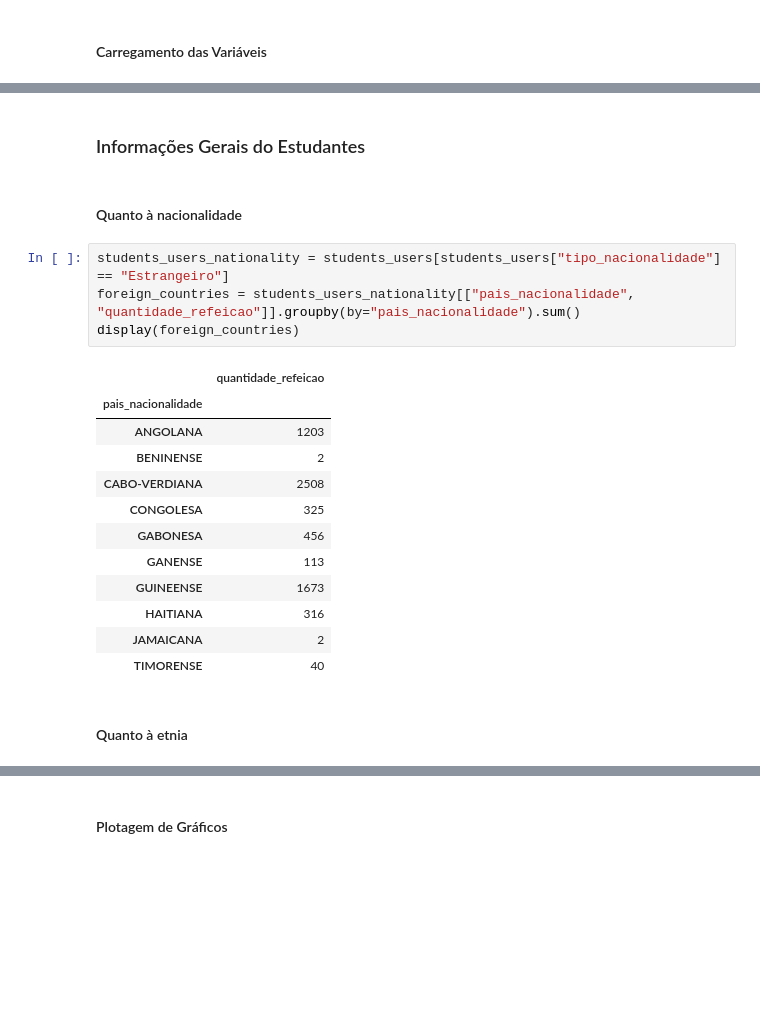
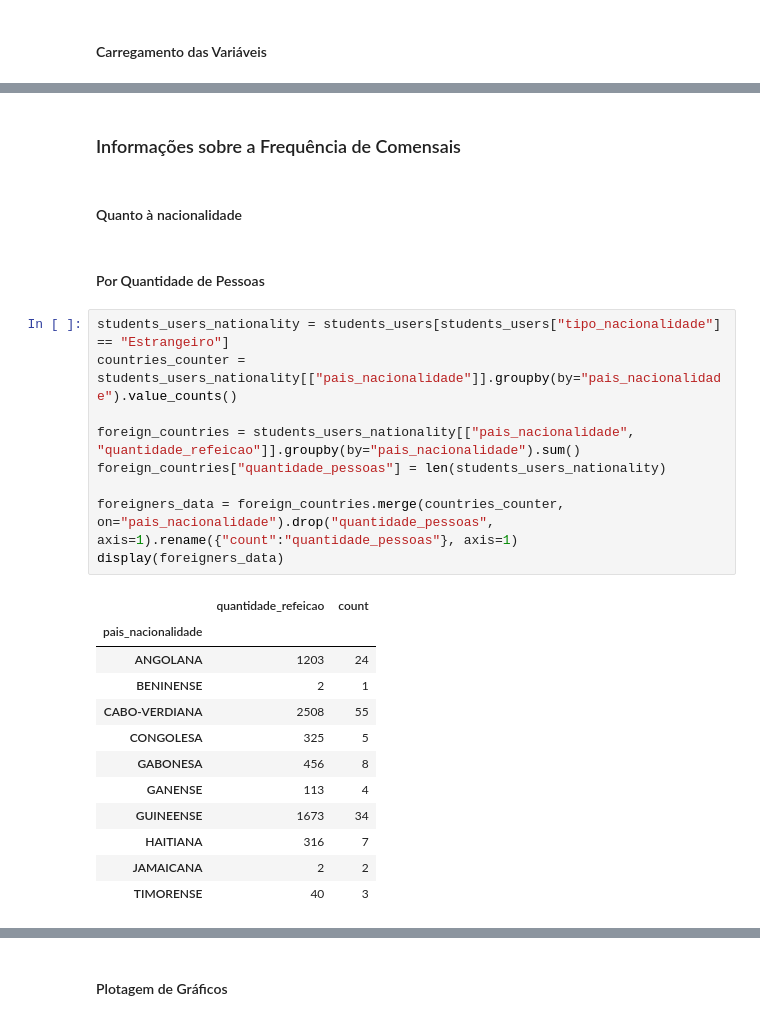
Before and after one commit to Yuri3358/comensais-ru-ufc, a Jupyter notebook: main.ipynb, the cells around one changed output, grey strips where cells are left out. Drawn from its saved outputs; the diff is of its cells as text; blank space fills up the shorter version.

Commit message:
feat(foreigners): dataframe

```diff
--- a/main.ipynb
+++ b/main.ipynb
@@ -42,23 +23,28 @@ students_users_origins = students_users[["uf_naturalidade", "quantidade_refeicao
 # %% [markdown]
-### Informações Gerais do Estudantes
+### Informações sobre a Frequência de Comensais
 # %% [markdown]
 #### Quanto à nacionalidade
+# %% [markdown]
+#### Por Quantidade de Pessoas
 # %%
 students_users_nationality = students_users[students_users["tipo_nacionalidade"] == "Estrangeiro"]
+countries_counter = students_users_nationality[["pais_nacionalidade"]].groupby(by="pais_nacionalidade").value_counts()
+
 foreign_countries = students_users_nationality[["pais_nacionalidade", "quantidade_refeicao"]].groupby(by="pais_nacionalidade").sum()
-display(foreign_countries)
+foreign_countries["quantidade_pessoas"] = len(students_users_nationality)
+
+foreigners_data = foreign_countries.merge(countries_counter, on="pais_nacionalidade").drop("quantidade_pessoas", axis=1).rename({"count":"quantidade_pessoas"}, axis=1)
+display(foreigners_data)
 # %% [output]
-|  | quantidade_refeicao |
-| pais_nacionalidade |  |
-| ANGOLANA | 1203 |
-| BENINENSE | 2 |
-| CABO-VERDIANA | 2508 |
-| CONGOLESA | 325 |
-| GABONESA | 456 |
-| GANENSE | 113 |
-| GUINEENSE | 1673 |
-| HAITIANA | 316 |
-| JAMAICANA | 2 |
-| TIMORENSE | 40 |
+|  | quantidade_refeicao | count |
+| pais_nacionalidade |  |  |
+| ANGOLANA | 1203 | 24 |
+| BENINENSE | 2 | 1 |
+| CABO-VERDIANA | 2508 | 55 |
+| CONGOLESA | 325 | 5 |
+| GABONESA | 456 | 8 |
+| GANENSE | 113 | 4 |
+| GUINEENSE | 1673 | 34 |
+| HAITIANA | 316 | 7 |
+| JAMAICANA | 2 | 2 |
+| TIMORENSE | 40 | 3 |
-# %% [markdown]
-#### Quanto à etnia
```
Also changed, not shown: parts of 3 cells of this notebook, 1 other file.
